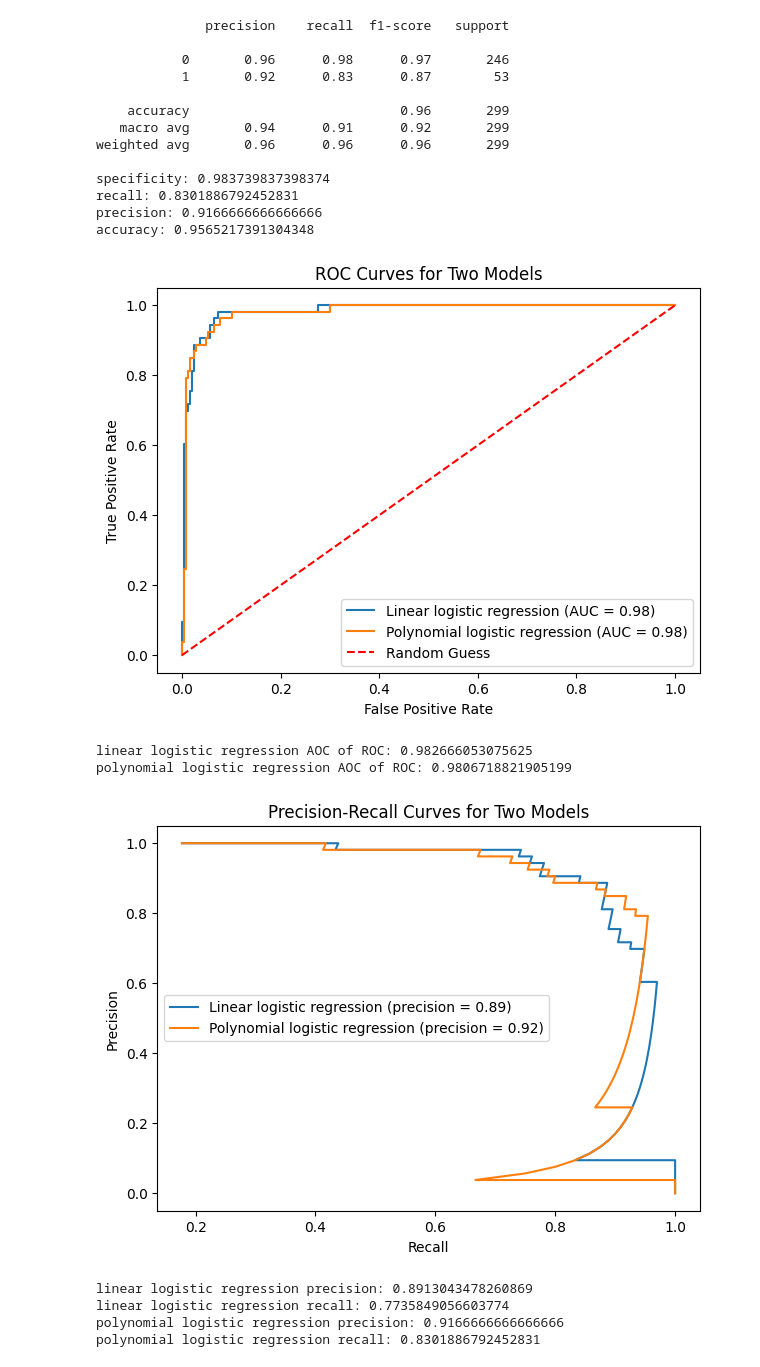
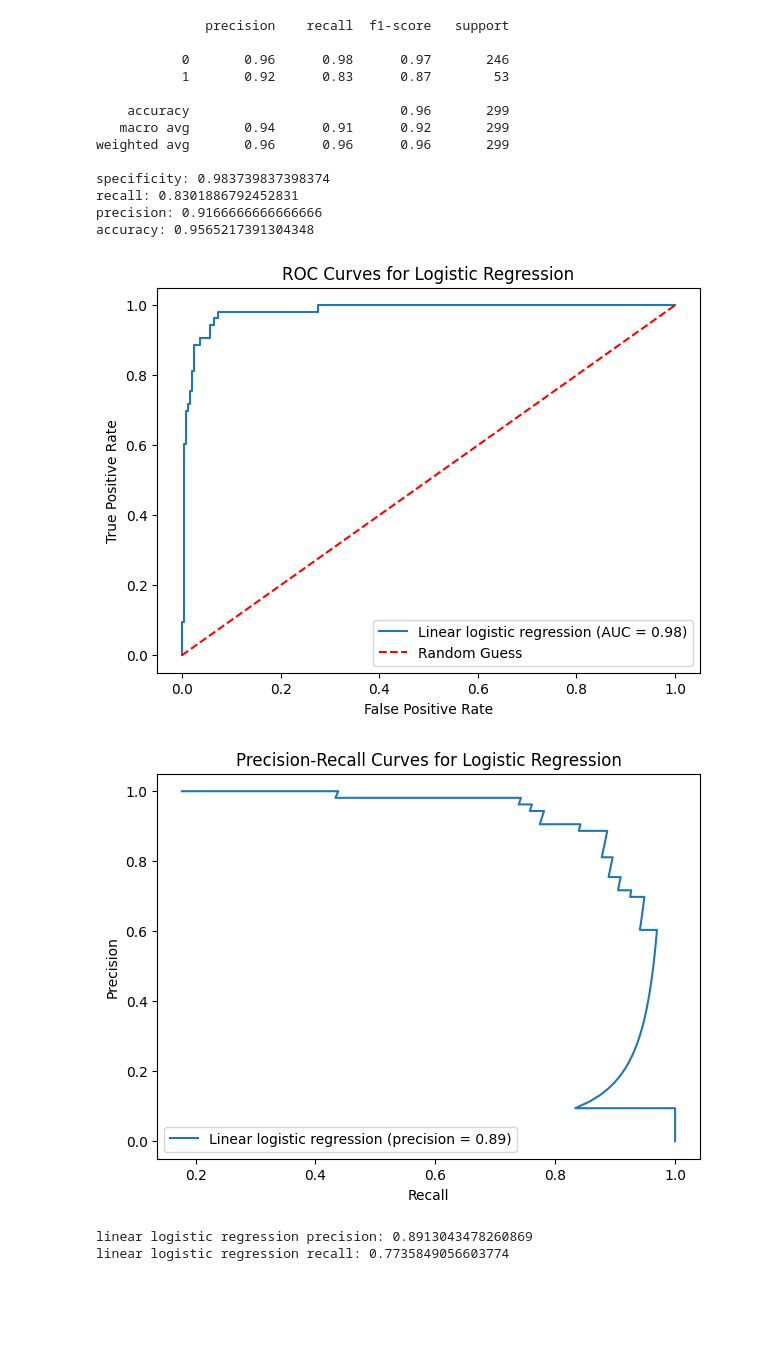
Before and after one commit to iansargent/CS3540-Final-Project, a Jupyter notebook: LogisticRegression.ipynb, the cells around one changed output. Saved outputs shown, nothing was run; the diff lists cells and outputs as text; code cells hidden in the pictures; blank space fills up the shorter version.

Commit message:
More logistic regression changes

```diff
--- a/LogisticRegression.ipynb
+++ b/LogisticRegression.ipynb
@@ -74,11 +89,11 @@ display(allData_df) #making sure this works
 from sklearn.model_selection import train_test_split
 from sklearn import preprocessing
 # and standardizing the X data
-scaler = preprocessing.StandardScaler().fit(X)
-X_scaled = scaler.transform(X)
 
-x_train, x_test, y_train, y_test = train_test_split(X_scaled, Y, test_size=0.25, random_state=4)
-# x_train, x_test, y_train, y_test = train_test_split(X, Y, test_size=0.25, random_state=4)
+x_train, x_test, y_train, y_test = train_test_split(X, Y, test_size=0.25, random_state=4)
+scaler = preprocessing.StandardScaler().fit(x_train)
+x_train = scaler.transform(x_train)
+x_test = scaler.transform(x_test) #you have to do this
 # %% [markdown]
 ### NEED TO DO: PDA and make a 2d plot
 # %%
@@ -244,53 +289,49 @@ poly_roc_auc = auc(fpr2, tpr2)
 
 plt.figure(figsize=(7, 5))
 plt.plot(fpr, tpr, label=f'Linear logistic regression (AUC = {linear_roc_auc:.2f})')
-plt.plot(fpr2, tpr2, label=f'Polynomial logistic regression (AUC = {poly_roc_auc:.2f})')
+# plt.plot(fpr2, tpr2, label=f'Polynomial logistic regression (AUC = {poly_roc_auc:.2f})')
 
 plt.plot([0, 1], [0, 1], 'r--', label='Random Guess')
 plt.xlabel('False Positive Rate')
 plt.ylabel('True Positive Rate')
-plt.title('ROC Curves for Two Models')
+plt.title('ROC Curves for Logistic Regression')
 plt.legend()
 plt.show()
 
-print(f"linear logistic regression AOC of ROC: {linear_roc_auc}")
-print(f"polynomial logistic regression AOC of ROC: {poly_roc_auc}")
+# print(f"linear logistic regression AOC of ROC: {linear_roc_auc}")
+# print(f"polynomial logistic regression AOC of ROC: {poly_roc_auc}")
 # %% [output]
-[figure, old version]
+[figure, new version]
-linear logistic regression AOC of ROC: 0.982666053075625
-polynomial logistic regression AOC of ROC: 0.9806718821905199
 # %%
 y_pred_linear = linear_log.predict_proba(x_test)[:, 1]
 linear_log_pred = linear_log.predict(X = x_test)
 precision, recall, _ = precision_recall_curve(y_test, y_pred_linear)
 linear_precision = precision_score(y_test, linear_log_pred)
 linear_recall = recall_score(y_test, linear_log_pred)
 
 
 y_pred_poly = poly_log.predict_proba(X_poly_test)[:, 1]
 poly_log_pred = poly_log.predict(X = X_poly_test)
 precision2, recall2, _2 = precision_recall_curve(y_test, y_pred_poly)
 poly_precision = precision_score(y_test, poly_log_pred)
 poly_recall = recall_score(y_test, poly_log_pred)
 
 plt.figure(figsize=(7, 5))
 plt.plot(precision, recall, label=f'Linear logistic regression (precision = {linear_precision:.2f})')
-plt.plot(precision2, recall2, label=f'Polynomial logistic regression (precision = {poly_precision:.2f})')
+# plt.plot(precision2, recall2, label=f'Polynomial logistic regression (precision = {poly_precision:.2f})')
 
 plt.xlabel('Recall')
 plt.ylabel('Precision')
-plt.title('Precision-Recall Curves for Two Models')
+plt.title('Precision-Recall Curves for Logistic Regression')
 plt.legend()
 plt.show()
 
 print(f"linear logistic regression precision: {linear_precision}")
 print(f"linear logistic regression recall: {linear_recall}")
 
-print(f"polynomial logistic regression precision: {poly_precision}")
-print(f"polynomial logistic regression recall: {poly_recall}")
+# print(f"polynomial logistic regression precision: {poly_precision}")
+# print(f"polynomial logistic regression recall: {poly_recall}")
 # %% [output]
-[figure, old version]
+[figure, new version]
 linear logistic regression precision: 0.8913043478260869
 linear logistic regression recall: 0.7735849056603774
-polynomial logistic regression precision: 0.9166666666666666
-polynomial logistic regression recall: 0.8301886792452831
```
Also changed, not shown: parts of 6 cells of this notebook.
